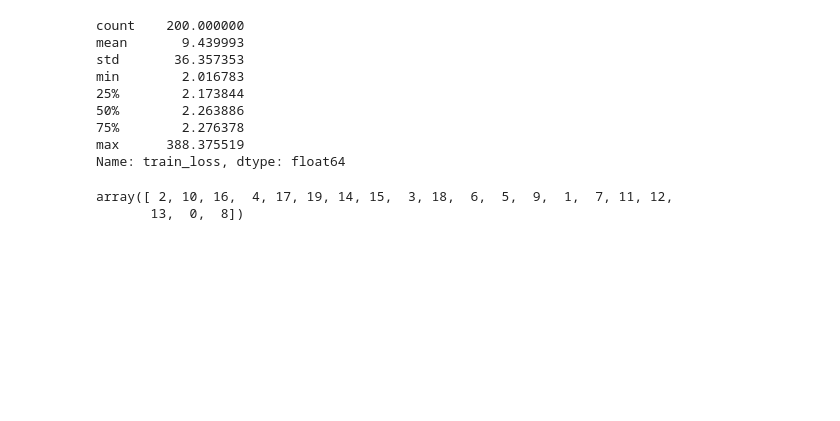
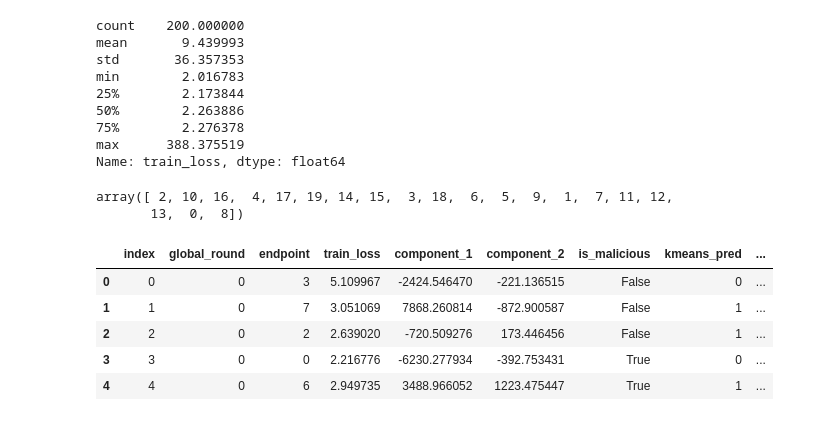
Before and after one commit to akathikar/Differential-Privacy-FL, a Jupyter notebook: notebooks/Experiment Plots.ipynb, the cells around one changed output. Cells and saved outputs as stored; diff of their text form; code cells hidden in the pictures; blank space fills up the shorter version.

```diff
--- a/notebooks/Experiment Plots.ipynb
+++ b/notebooks/Experiment Plots.ipynb
@@ -59,3 +59,13 @@ df.endpoint.unique()
 # %% [output]
 array([ 2, 10, 16,  4, 17, 19, 14, 15,  3, 18,  6,  5,  9,  1,  7, 11, 12,
        13,  0,  8])
+# %%
+temp_df = pd.read_csv(Path("../out/data/final-results/2023-08-03 03.50 PM.csv"), index_col=0)
+temp_df.head()
+# %% [output]
+|  | index | global_round | endpoint | train_loss | component_1 | component_2 | is_malicious | kmeans_pred | ... |
+| 0 | 0 | 0 | 3 | 5.109967 | -2424.546470 | -221.136515 | False | 0 | ... |
+| 1 | 1 | 0 | 7 | 3.051069 | 7868.260814 | -872.900587 | False | 1 | ... |
+| 2 | 2 | 0 | 2 | 2.639020 | -720.509276 | 173.446456 | False | 1 | ... |
+| 3 | 3 | 0 | 0 | 2.216776 | -6230.277934 | -392.753431 | True | 0 | ... |
+| 4 | 4 | 0 | 6 | 2.949735 | 3488.966052 | 1223.475447 | True | 1 | ... |
```
Also changed, not shown: parts of 2 cells of this notebook, 3 other files.
